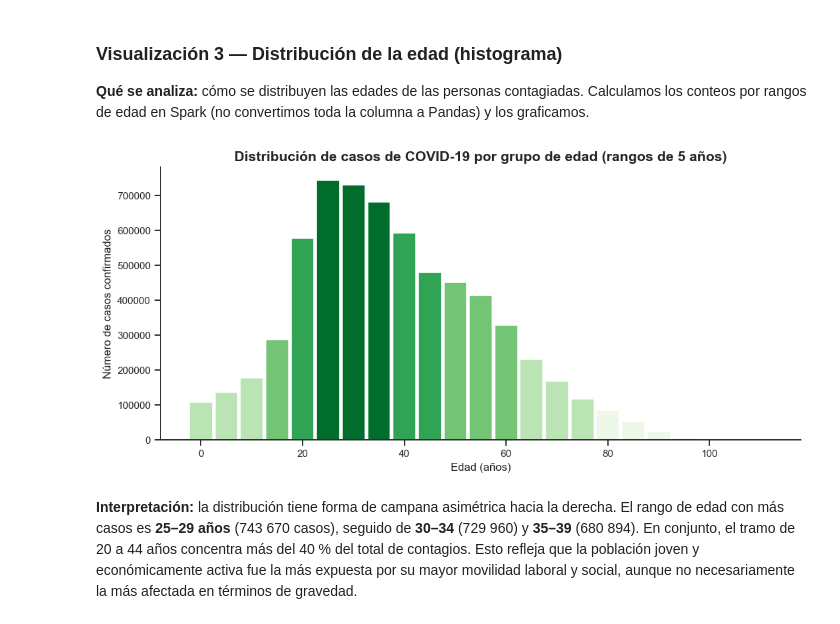
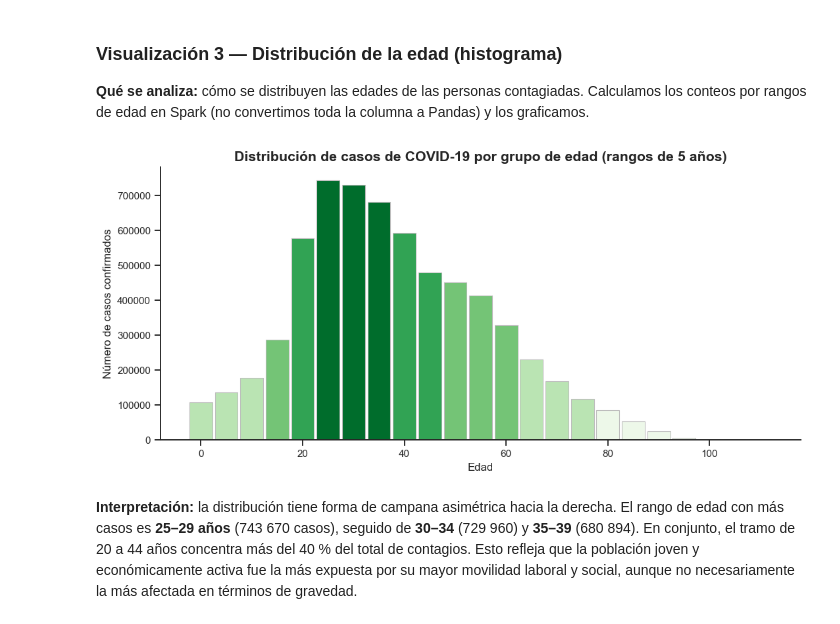
Before and after one commit to blinaresv/COVID19-Spark-Colombia, a Jupyter notebook: Linares_Carreno_Ariza_HVD_Spark.ipynb, the cells around one changed output. Saved outputs shown, nothing was run; the diff lists cells and outputs as text; code cells hidden in the pictures.

Commit message:
Mejora legibilidad del histograma de edad

```diff
--- a/Linares_Carreno_Ariza_HVD_Spark.ipynb
+++ b/Linares_Carreno_Ariza_HVD_Spark.ipynb
@@ -441,28 +441,28 @@ plt.tight_layout(); plt.show()
 # %%
 bins = list(range(0, 111, 5))
 rangos = (df_clean
           .filter(col('edad').isNotNull())
           .withColumn('rango', (F.floor(col('edad')/5)*5).cast(IntegerType()))
           .groupBy('rango').agg(count(F.lit(1)).alias('casos'))
           .orderBy('rango'))
 pdf_h = rangos.toPandas()
 
 max_casos = pdf_h['casos'].max()
 hist_colors = [PAL_GREENS_5[int(round(v / max_casos * (len(PAL_GREENS_5) - 1)))] for v in pdf_h['casos']]
 
 fig, ax = plt.subplots(figsize=(10, 4.8))
-ax.bar(pdf_h['rango'], pdf_h['casos'], width=4.5, color=hist_colors, edgecolor='white')
+ax.bar(pdf_h['rango'], pdf_h['casos'], width=4.5, color=hist_colors, edgecolor='#BDBDBD', linewidth=0.7)
 ax.set_title('Distribución de casos de COVID-19 por grupo de edad (rangos de 5 años)',
              fontsize=14, fontweight='bold')
-ax.set_xlabel('Edad (años)', fontsize=11)
+ax.set_xlabel('Edad', fontsize=11)
 ax.set_ylabel('Número de casos confirmados', fontsize=11)
 ax.tick_params(labelsize=10)
 ax.spines[['top', 'right']].set_visible(False)
 ax.grid(False)
 ax.set_axisbelow(True)
 plt.tight_layout(); plt.show()
 # %% [output]
-[figure, old version]
+[figure, new version]
 # %% [markdown]
 **Interpretación:** la distribución tiene forma de campana asimétrica hacia la derecha. El rango de edad con más casos es **25–29 años** (743 670 casos), seguido de **30–34** (729 960) y **35–39** (680 894). En conjunto, el tramo de 20 a 44 años concentra más del 40 % del total de contagios. Esto refleja que la población joven y económicamente activa fue la más expuesta por su mayor movilidad laboral y social, aunque no necesariamente la más afectada en términos de gravedad.
 # %% [markdown]
```
Also changed, not shown: parts of 2 cells of this notebook.
